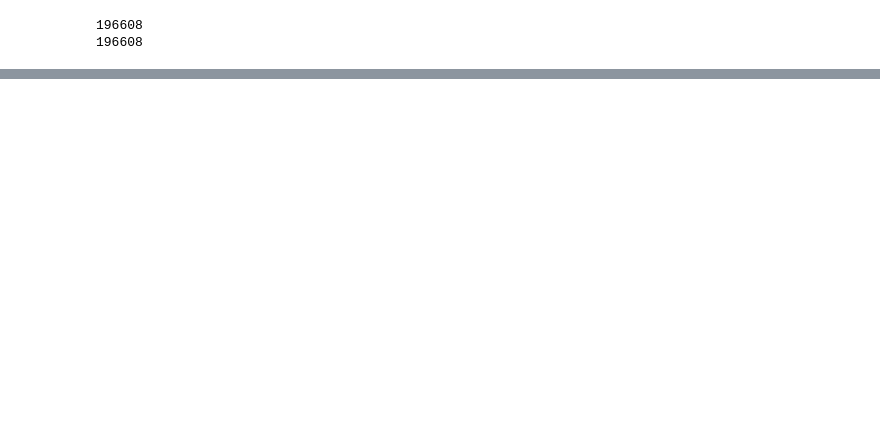
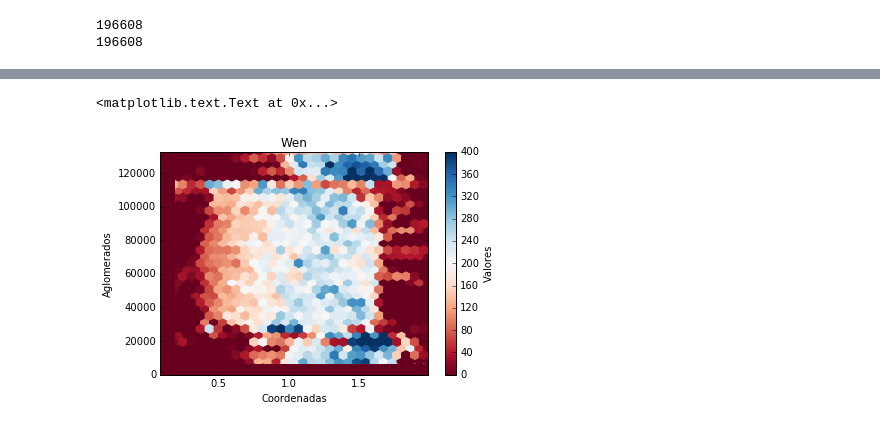
Before and after one commit to clusteron/comparison, a Jupyter notebook: area.ipynb, the cells around one changed output, grey strips where cells are left out. Cells and saved outputs as stored; diff of their text form; code cells hidden in the pictures; blank space fills up the shorter version.

```diff
--- a/area.ipynb
+++ b/area.ipynb
@@ -123,0 +228,13 @@ hp.mollview(match, title="Mollview image RING")
+# %%
+x = range (0,132684)
+y = w_pix[0]
+gridsize = 30
+plt.hexbin(y,x, gridsize=gridsize, marginals=True, cmap=plt.cm.RdBu, vmin= 0, vmax = 400)
+plt.xlabel('Coordenadas')
+plt.ylabel('Aglomerados')
+cb = plt.colorbar()
+cb.set_label('Valores')
+plt.title('Wen')
+# %% [output]
+<matplotlib.text.Text at 0x...>
+[figure, added]
```
Also changed, not shown: parts of 20 cells of this notebook.
